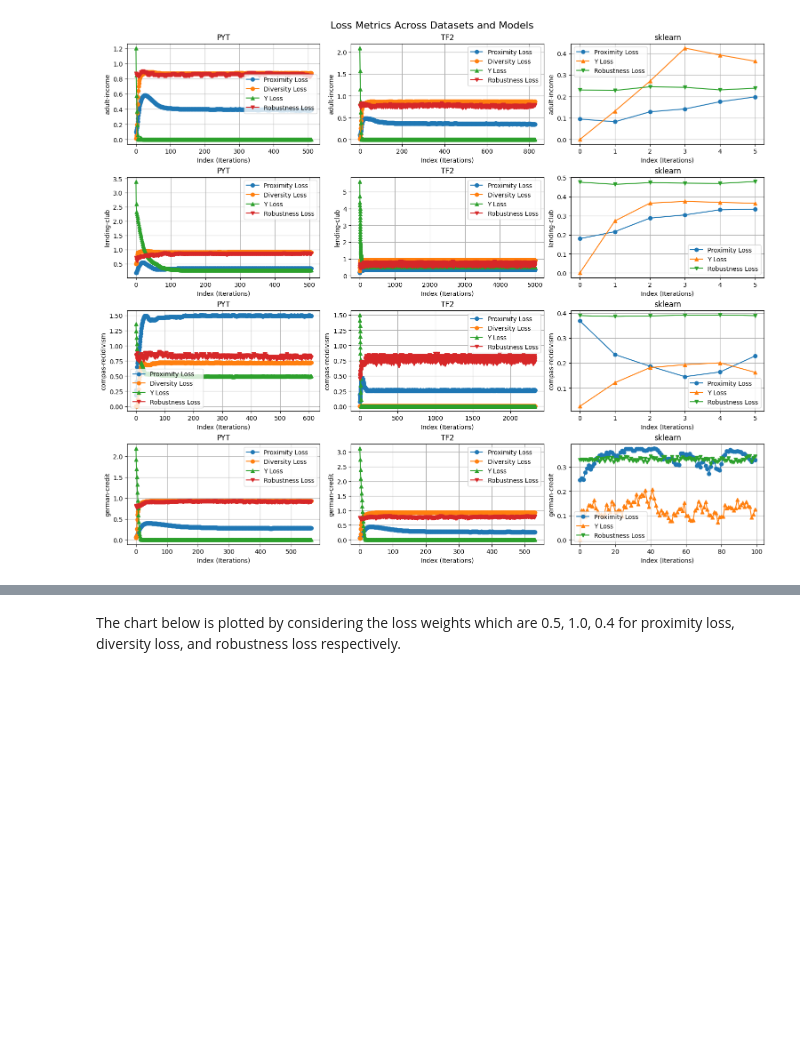
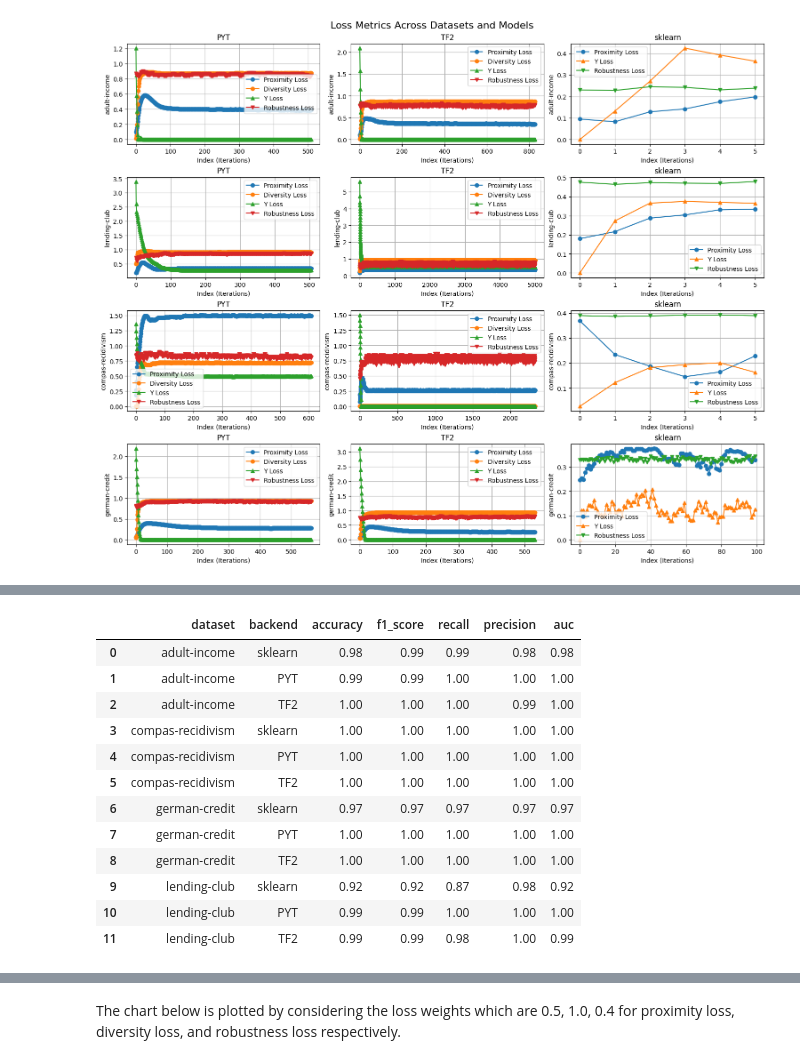
Before and after one commit to Dice-Extended/dice-x, a Jupyter notebook: docs/source/notebooks/Benchmarking_Preliminary_Metrics.ipynb, the cells around one changed output, grey strips where cells are left out. Saved outputs shown, nothing was run; the diff lists cells and outputs as text; code cells hidden in the pictures; blank space fills up the shorter version.

```diff
--- a/docs/source/notebooks/Benchmarking_Preliminary_Metrics.ipynb
+++ b/docs/source/notebooks/Benchmarking_Preliminary_Metrics.ipynb
@@ -352 +380,11 @@ Generating counterfactual datasets...: 8it [12:32, 96.05s/it, backend=TF2, datas
 ... (183 outputs left out)
+# %%
+# Load datasets if the cell above stopped at some point
+file_names = os.listdir('cfe_datasets')
+keys = [(f_name.split('_')[0], f_name.split('_')[1]) for f_name in file_names]
+target_names = {'lending-club': 'loan_status', 'compas-recidivism': 'twoyearrecid',
+                'adult-income': 'income', 'german-credit': 'credit_risk'}
+cfe_datasets = {}
+for key, f_name in zip(keys, file_names):
+    new_key = key + (target_names[key[0]],)
+    cfe_datasets[new_key] = pd.read_csv(os.path.join('cfe_datasets', f_name))
@@ -352,0 +449,38 @@ Generating counterfactual datasets...: 8it [12:32, 96.05s/it, backend=TF2, datas
+# %%
+rows = []
+for (dataset, backend), info in cfe_model_results.items():
+    metrics = info['model_metrics']
+    row = {
+        'dataset': dataset,
+        'backend': backend,
+        'accuracy': round(metrics['accuracy'], 2),
+        'f1_score': round(metrics['f1_score'], 2),
+        'recall': round(metrics['recall'], 2),
+        'precision': round(metrics['precision'], 2),
+        'auc': round(metrics['auc'], 2)
+    }
+    rows.append(row)
+
+df = pd.DataFrame(rows)
+
+backend_order = {'sklearn': 0, 'PYT': 1, 'TF2': 2}
+df['backend_priority'] = df['backend'].map(backend_order)
+df_sorted = df.sort_values(by=['dataset', 'backend_priority'])
+df_sorted = df_sorted.drop(columns=['backend_priority'])
+df_sorted = df_sorted.reset_index()
+df_sorted.drop(columns="index", inplace=True)
+df_sorted.head(12)
+# %% [output]
+|  | dataset | backend | accuracy | f1_score | recall | precision | auc |
+| 0 | adult-income | sklearn | 0.98 | 0.99 | 0.99 | 0.98 | 0.98 |
+| 1 | adult-income | PYT | 0.99 | 0.99 | 1.00 | 1.00 | 1.00 |
+| 2 | adult-income | TF2 | 1.00 | 1.00 | 1.00 | 0.99 | 1.00 |
+| 3 | compas-recidivism | sklearn | 1.00 | 1.00 | 1.00 | 1.00 | 1.00 |
+| 4 | compas-recidivism | PYT | 1.00 | 1.00 | 1.00 | 1.00 | 1.00 |
+| 5 | compas-recidivism | TF2 | 1.00 | 1.00 | 1.00 | 1.00 | 1.00 |
+| 6 | german-credit | sklearn | 0.97 | 0.97 | 0.97 | 0.97 | 0.97 |
+| 7 | german-credit | PYT | 1.00 | 1.00 | 1.00 | 1.00 | 1.00 |
+| 8 | german-credit | TF2 | 1.00 | 1.00 | 1.00 | 1.00 | 1.00 |
+| 9 | lending-club | sklearn | 0.92 | 0.92 | 0.87 | 0.98 | 0.92 |
+| 10 | lending-club | PYT | 0.99 | 0.99 | 1.00 | 1.00 | 1.00 |
+| 11 | lending-club | TF2 | 0.99 | 0.99 | 0.98 | 1.00 | 0.99 |
```
Also changed, not shown: parts of 10 cells of this notebook, 28 other files.
